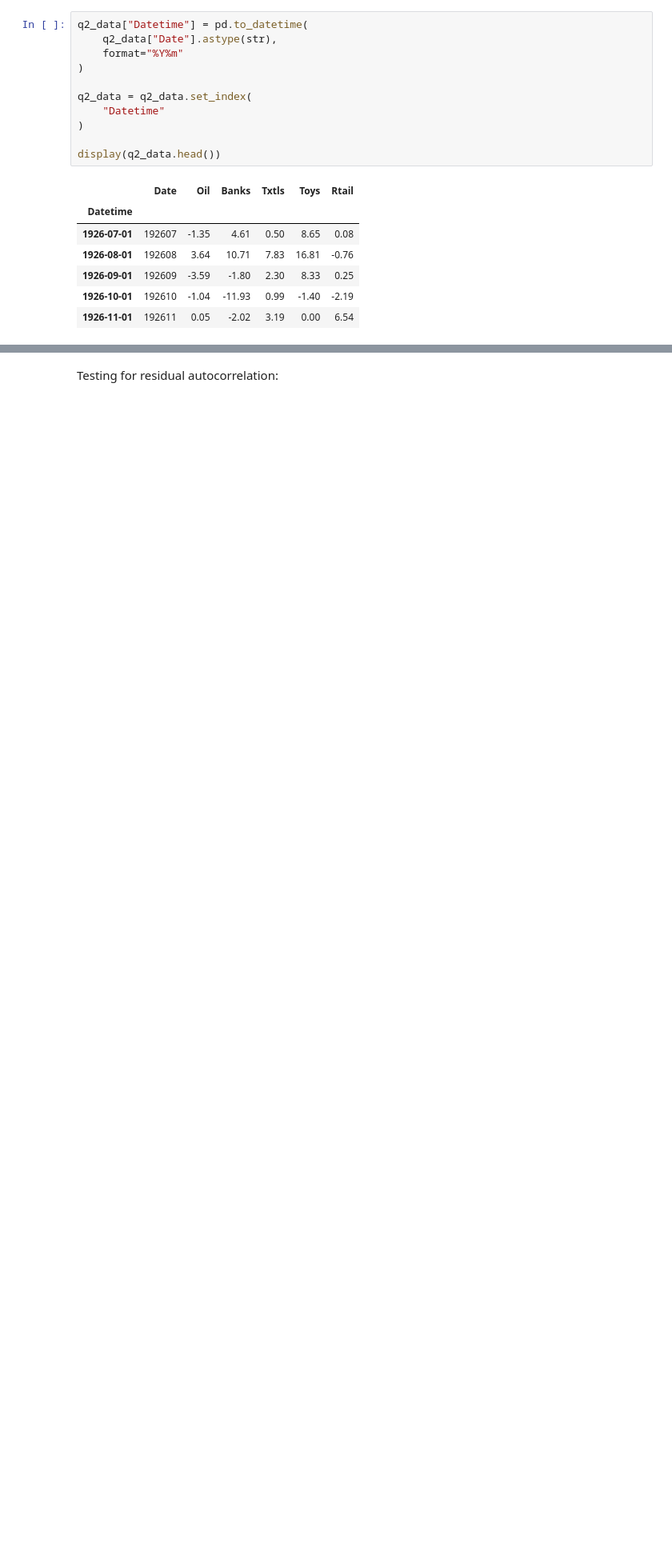
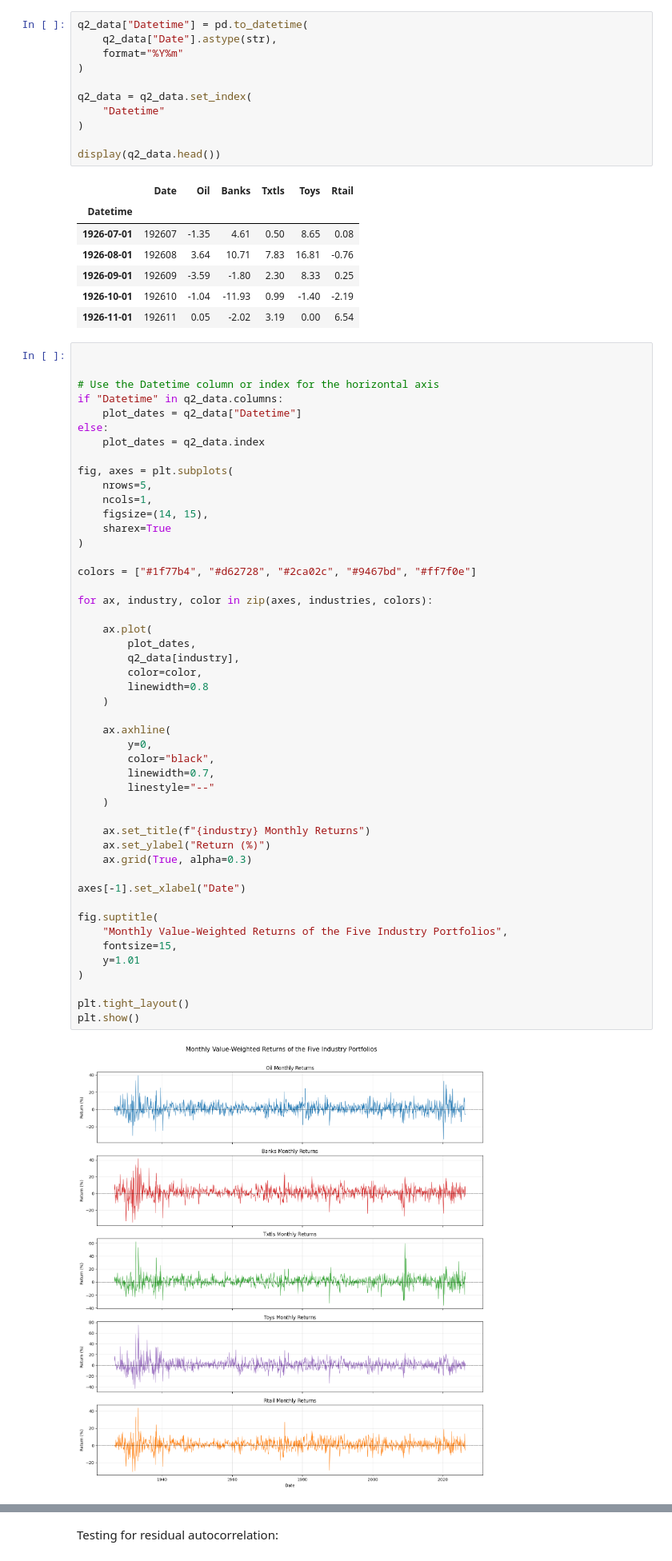
Before and after one commit to AntonioHarley/Empirical.finance.assigment, a Jupyter notebook: Antonio.ipynb, the cells around one changed output, grey strips where cells are left out. Shown at 80% size. Cells and saved outputs as stored; diff of their text form; blank space fills up the shorter version.

Commit message:
Add Q2 time-series plots and Q3 predictability analysis

```diff
--- a/Antonio.ipynb
+++ b/Antonio.ipynb
@@ -231,3 +232,53 @@ display(q2_data.head())
 | 1926-09-01 | 192609 | -3.59 | -1.80 | 2.30 | 8.33 | 0.25 |
 | 1926-10-01 | 192610 | -1.04 | -11.93 | 0.99 | -1.40 | -2.19 |
 | 1926-11-01 | 192611 | 0.05 | -2.02 | 3.19 | 0.00 | 6.54 |
+# %%
+
+
+# Use the Datetime column or index for the horizontal axis
+if "Datetime" in q2_data.columns:
+    plot_dates = q2_data["Datetime"]
+else:
+    plot_dates = q2_data.index
+
+fig, axes = plt.subplots(
+    nrows=5,
+    ncols=1,
+    figsize=(14, 15),
+    sharex=True
+)
+
+colors = ["#1f77b4", "#d62728", "#2ca02c", "#9467bd", "#ff7f0e"]
+
+for ax, industry, color in zip(axes, industries, colors):
+
+    ax.plot(
+        plot_dates,
+        q2_data[industry],
+        color=color,
+        linewidth=0.8
+    )
+
+    ax.axhline(
+        y=0,
+        color="black",
+        linewidth=0.7,
+        linestyle="--"
+    )
+
+    ax.set_title(f"{industry} Monthly Returns")
+    ax.set_ylabel("Return (%)")
+    ax.grid(True, alpha=0.3)
+
+axes[-1].set_xlabel("Date")
+
+fig.suptitle(
+    "Monthly Value-Weighted Returns of the Five Industry Portfolios",
+    fontsize=15,
+    y=1.01
+)
+
+plt.tight_layout()
+plt.show()
+# %% [output]
+[figure, added]
```
Also changed, not shown: parts of 8 cells of this notebook.
